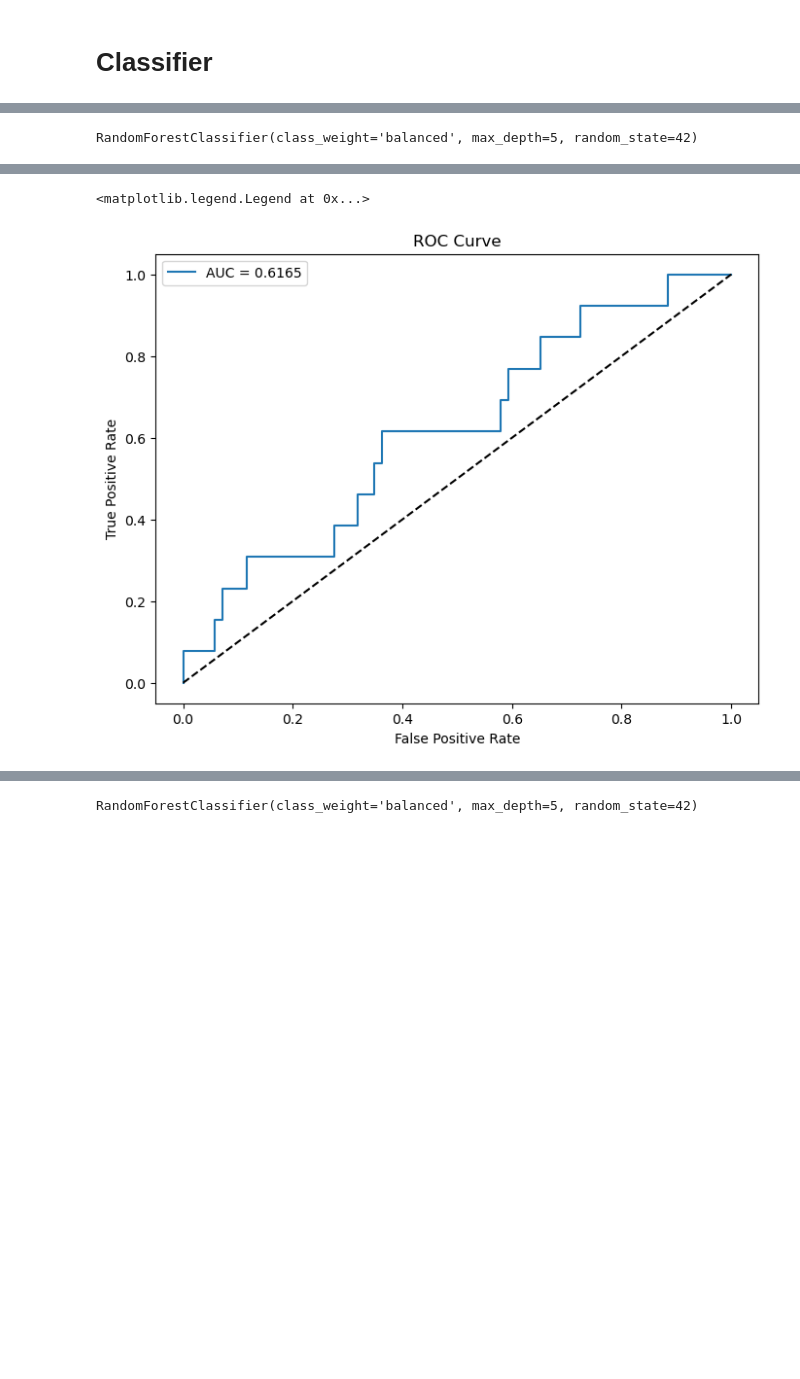
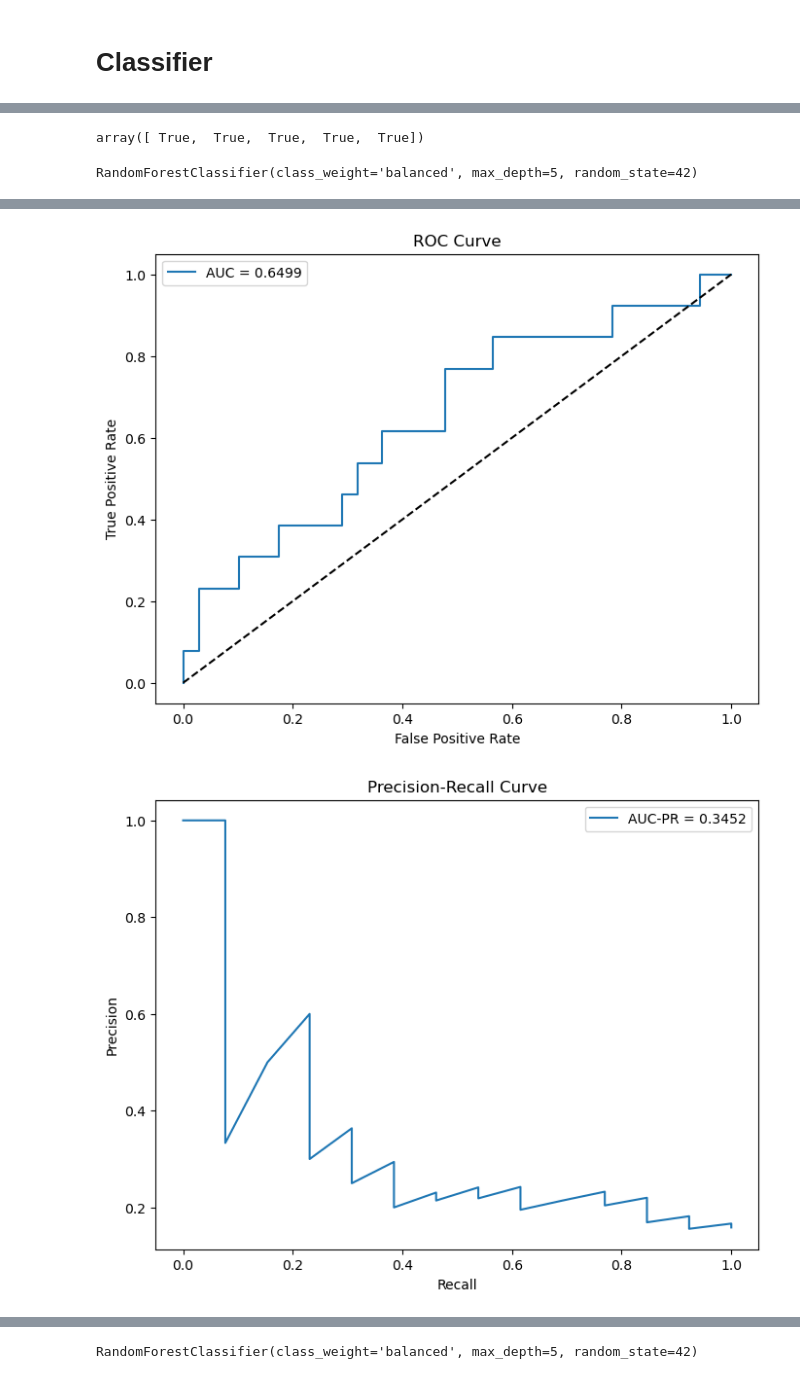
Before and after one commit to andreasjak/MSc26_Proteomics, a Jupyter notebook: notebooks/11_.ipynb, the cells around one changed output, grey strips where cells are left out. Saved outputs shown, nothing was run; the diff lists cells and outputs as text; code cells hidden in the pictures; blank space fills up the shorter version.

```diff
--- a/notebooks/11_.ipynb
+++ b/notebooks/11_.ipynb
@@ -633,0 +725,5 @@ plt.show()
+# %%
+# Check how many variables enter at each lambda
+for lam in lambdas:
+    avg_selected = np.mean([selection_matrix_lambda[lam][b, :].sum() for b in range(n_iterations)])
+    print(f"lambda={lam:.4f}: avg selected = {avg_selected:.1f}")
@@ -633,0 +763,20 @@ plt.show()
+# %%
+n_samples, n_features = X_train.shape
+n_iterations = 101
+
+alpha = 0.005
+
+selection_matrix_lasso = np.zeros((n_iterations, n_features))
+coef_lasso = np.zeros((n_iterations, n_features))
+
+for b in range(n_iterations):
+    if (b+1) % 10 == 0:
+        print(f"Iteration {b+1}/{n_iterations}")
+    X_sub, _, y_sub, _ = train_test_split(X_train, y_train, test_size=0.5, random_state=b)
+
+    #scaler = StandardScaler()
+    #X_train_scaled = scaler.fit_transform(X_train)
+    model = Lasso(alpha=alpha, max_iter=5000, tol=1e-2, random_state=b)
+    model.fit(X_sub, y_sub)
+    selection_matrix_lasso[b, :] = (model.coef_ != 0).astype(int)
+    coef_lasso[b, :] = model.coef_
@@ -655,7 +948,7 @@ def run_ttest(X, y, p_threshold=0.05, proteins=None):
 
     return reject, adj_p_vals
 
-sig_proteins_idx, _, sig_proteins = run_ttest(X_train, y_train, p_threshold=0.05, proteins=proteins)
+sig_proteins_idx, adj_p_vals, sig_proteins = run_ttest(X_train, y_train, p_threshold=0.05, proteins=proteins)
 probeid = [seq_to_probeid(prot) for prot in sig_proteins]
 protein_sig_df = pd.DataFrame({
     "PROBEID": probeid,
@@ -706,3 +1005,7 @@ from sklearn.metrics import roc_curve
+# %%
+sig_proteins_idx[idx_sorted[:5]]
+# %% [output]
+array([ True,  True,  True,  True,  True])
 # %%
 lr_model_baseline = LogisticRegression(random_state=42, max_iter=1000, class_weight="balanced")
 
@@ -714,14 +1017,16 @@ rf_model_baseline.fit(X_train[:, sig_proteins_idx], y_train)
 RandomForestClassifier(class_weight='balanced', max_depth=5, random_state=42)
 # %%
 # Evaluate on test set
-proba = rf_model_baseline.predict_proba(X_test[:, sig_proteins_idx])[:, 1]
-pred = rf_model_baseline.predict(X_test[:, sig_proteins_idx])
+proba = lr_model_baseline.predict_proba(X_test[:, sig_proteins_idx])[:, 1]
+pred = lr_model_baseline.predict(X_test[:, sig_proteins_idx])
 
 auc = roc_auc_score(y_test, proba)
+auc_pr = average_precision_score(y_test, proba)
 acc = accuracy_score(y_test, pred)
 f1 = f1_score(y_test, pred)
 
-print(f"Test AUC: {auc:.4f}")
+print(f"Test AUC-ROC: {auc:.4f}")
+print(f"Test AUC-PR: {auc_pr:.4f}")
 print(f"Test Accuracy: {acc:.4f}")
 print(f"Test F1 Score: {f1:.4f}")
 
@@ -740,4 +1045,14 @@ plt.xlabel("False Positive Rate")
 plt.ylabel("True Positive Rate")
 plt.title("ROC Curve")
 plt.legend()
+
+# Plot Precision-Recall curve
+precision, recall, _ = precision_recall_curve(y_test, proba)
+plt.figure(figsize=(8, 6))
+plt.plot(recall, precision, label=f"AUC-PR = {auc_pr:.4f}")
+plt.xlabel("Recall")
+plt.ylabel("Precision")
+plt.title("Precision-Recall Curve")
+plt.legend()
+plt.show()
 # %% [output]
@@ -759,3 +1075,3 @@ weighted avg       0.78      0.78      0.78        82
-<matplotlib.legend.Legend at 0x...>
-[figure, old version]
+[figure, new version]
+[figure, added]
 # %% [markdown]
```
Also changed, not shown: parts of 45 cells of this notebook, 2 other files.
